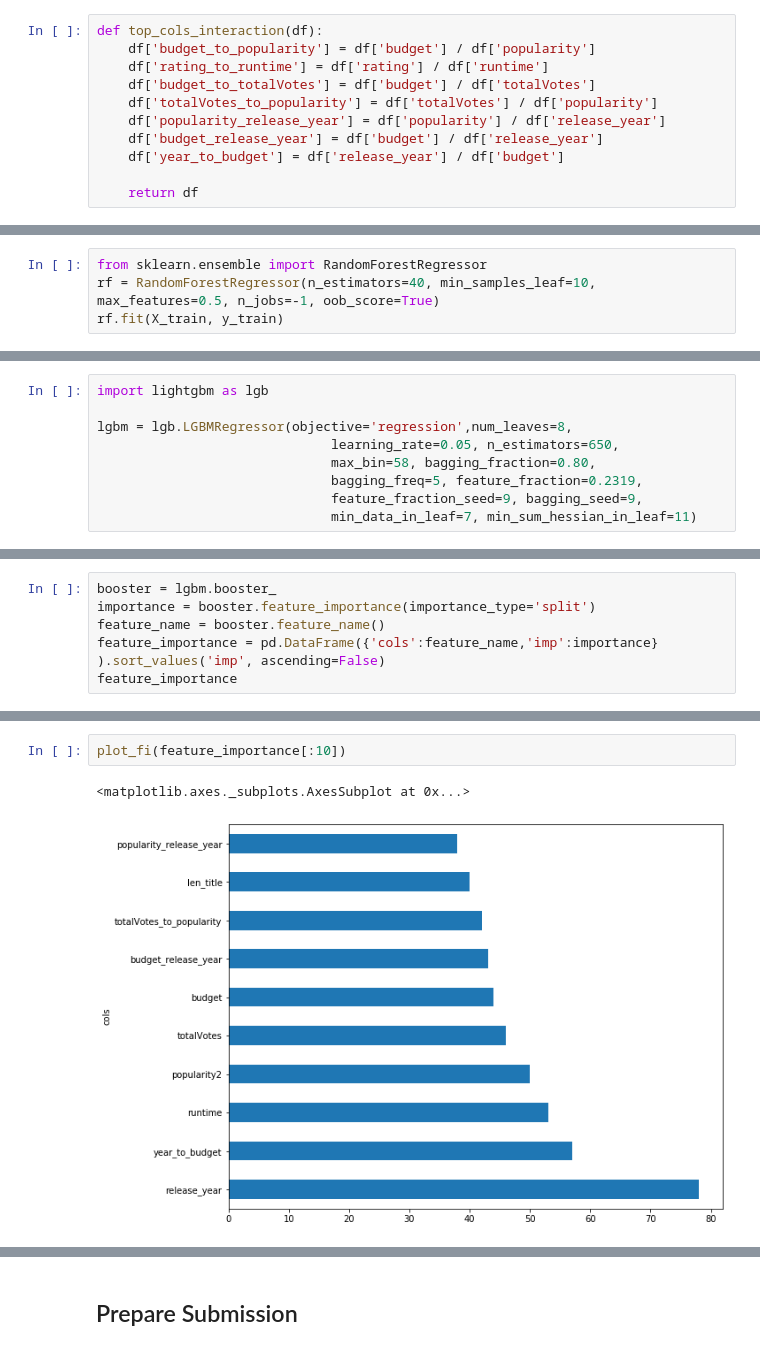
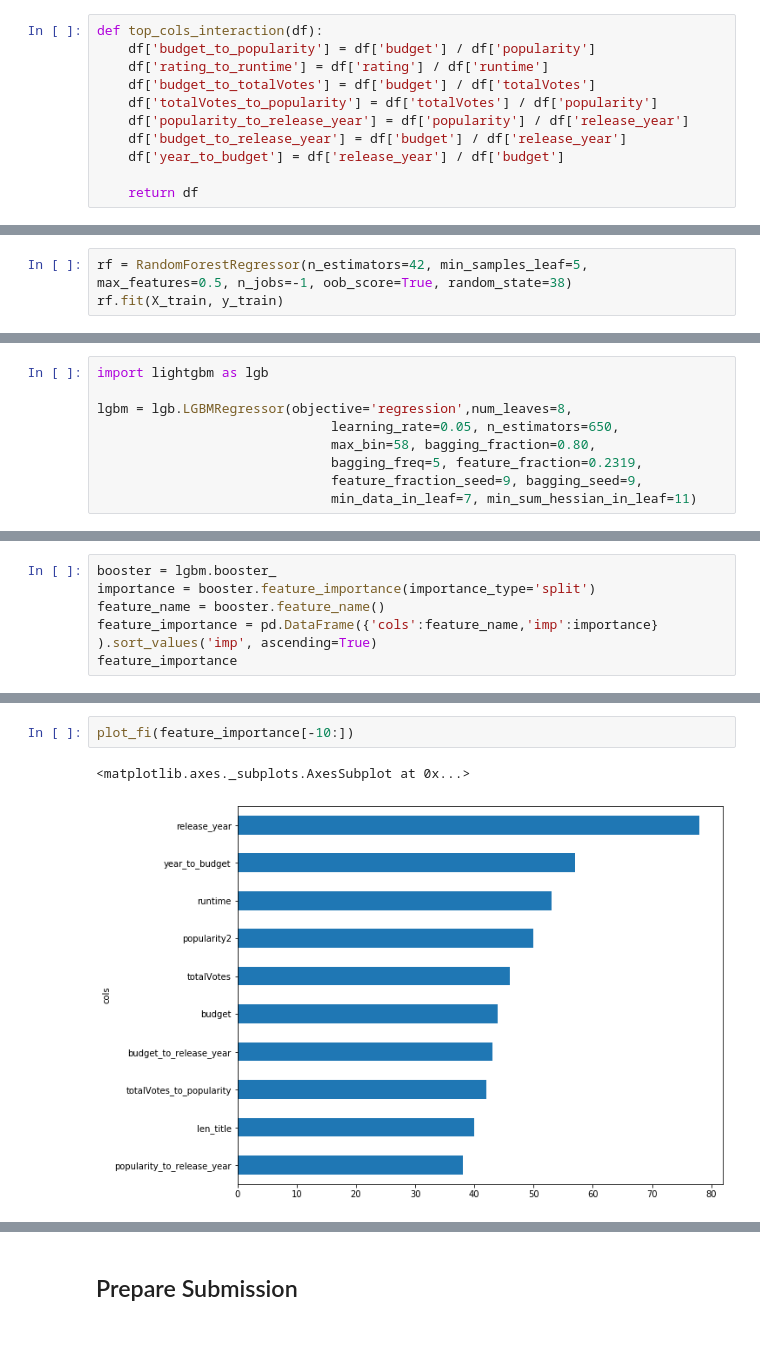
Before and after one commit to OracyC/TMDB-Box-Office-Prediction, a Jupyter notebook: TMDB_Box_Office_Prediction.ipynb, the cells around one changed output, grey strips where cells are left out. Drawn from its saved outputs; the diff is of its cells as text.

```diff
--- a/TMDB_Box_Office_Prediction.ipynb
+++ b/TMDB_Box_Office_Prediction.ipynb
@@ -303,8 +303,8 @@ def top_cols_interaction(df):
     df['rating_to_runtime'] = df['rating'] / df['runtime']
     df['budget_to_totalVotes'] = df['budget'] / df['totalVotes']
     df['totalVotes_to_popularity'] = df['totalVotes'] / df['popularity']
-    df['popularity_release_year'] = df['popularity'] / df['release_year']
-    df['budget_release_year'] = df['budget'] / df['release_year']
+    df['popularity_to_release_year'] = df['popularity'] / df['release_year']
+    df['budget_to_release_year'] = df['budget'] / df['release_year']
     df['year_to_budget'] = df['release_year'] / df['budget']
 
     return df
@@ -376,8 +380,7 @@ def plot_fi(fi): return fi.plot('cols','imp','barh', figsize = (10,8), legend=Fa
 # %% [markdown]
 ## Random Forest
 # %%
-from sklearn.ensemble import RandomForestRegressor
-rf = RandomForestRegressor(n_estimators=40, min_samples_leaf=10, max_features=0.5, n_jobs=-1, oob_score=True)
+rf = RandomForestRegressor(n_estimators=42, min_samples_leaf=5, max_features=0.5, n_jobs=-1, oob_score=True, random_state=38)
 rf.fit(X_train, y_train)
 # %% [output]
 RandomForestRegressor(bootstrap=True, criterion='mse', max_depth=None,
@@ -488,7 +473,7 @@ plt.show()
 booster = lgbm.booster_
 importance = booster.feature_importance(importance_type='split')
 feature_name = booster.feature_name()
-feature_importance = pd.DataFrame({'cols':feature_name,'imp':importance} ).sort_values('imp', ascending=False)
+feature_importance = pd.DataFrame({'cols':feature_name,'imp':importance} ).sort_values('imp', ascending=True)
 feature_importance
 # %% [output]
 |  | cols | imp |
@@ -511,5 +496,5 @@ feature_importance
 # %%
-plot_fi(feature_importance[:10])
+plot_fi(feature_importance[-10:])
 # %% [output]
 <matplotlib.axes._subplots.AxesSubplot at 0x...>
-[figure, old version]
+[figure, new version]
```
Also changed, not shown: parts of 22 cells of this notebook.
